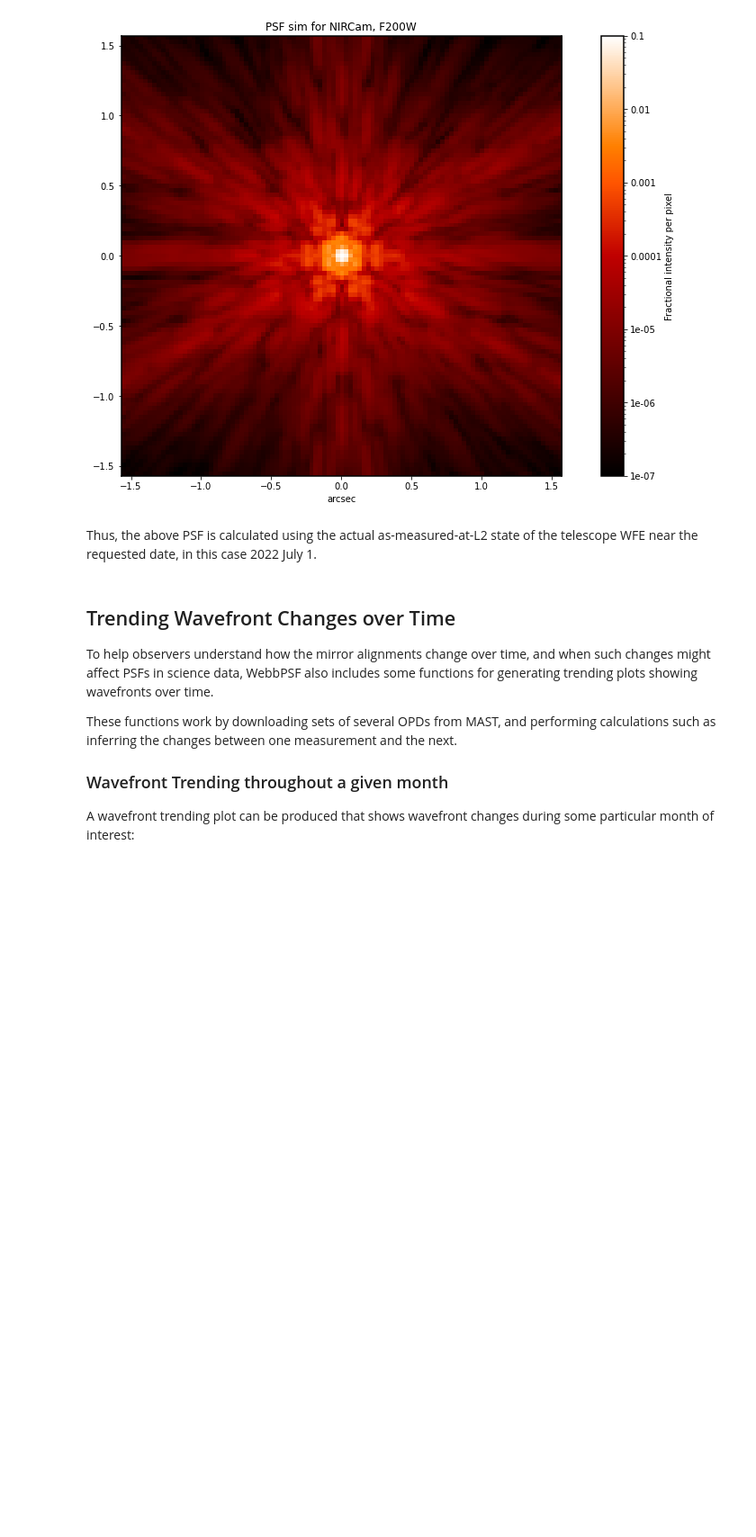
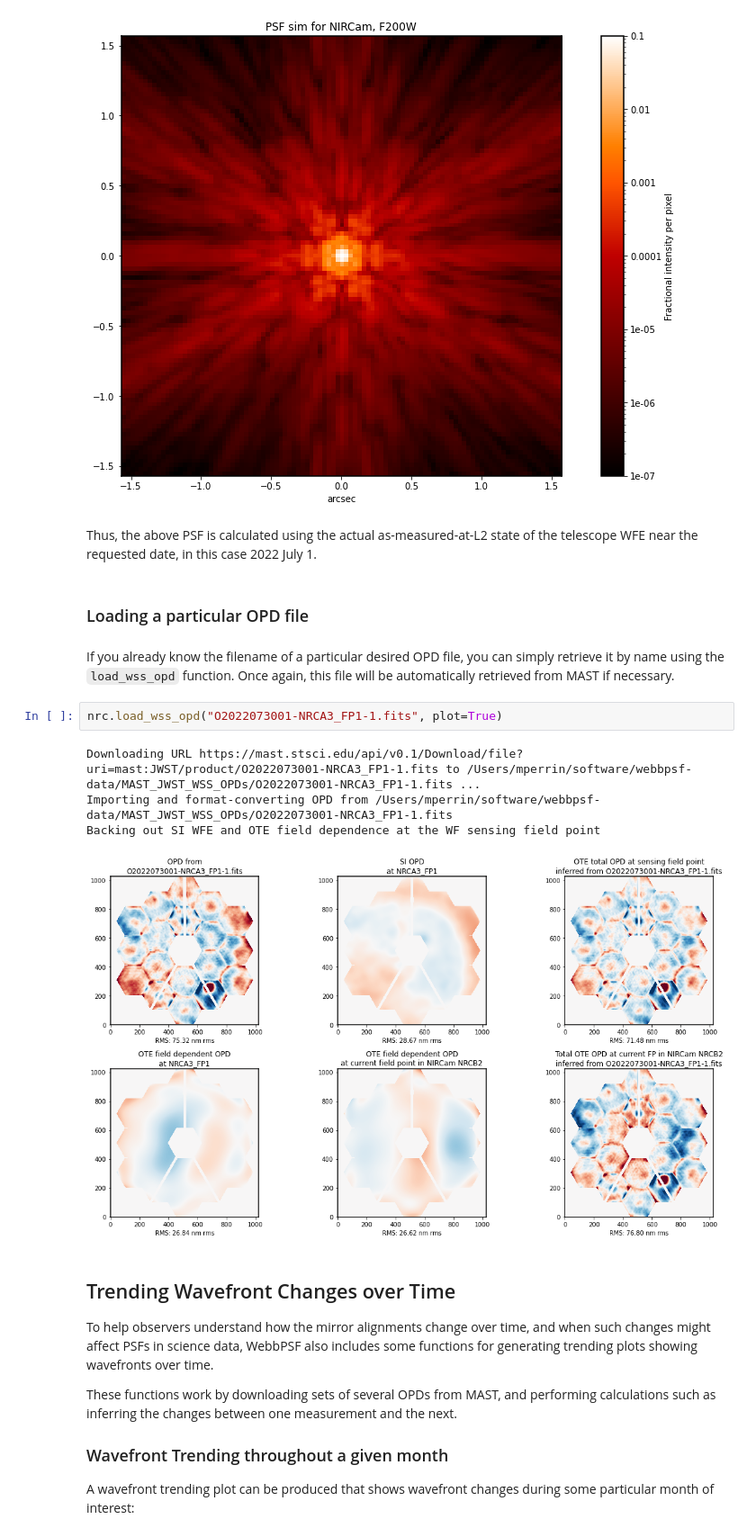
Before and after one commit to spacetelescope/webbpsf, a Jupyter notebook: docs/jwst_measured_opds.ipynb, the cells around one changed output. Shown at 90% size. Saved outputs shown, nothing was run; the diff lists cells and outputs as text; blank space fills up the shorter version.

```diff
--- a/docs/jwst_measured_opds.ipynb
+++ b/docs/jwst_measured_opds.ipynb
@@ -64,6 +66,17 @@ webbpsf.display_psf(psf, ext=1)
 [figure]
 # %% [markdown]
 Thus, the above PSF is calculated using the actual as-measured-at-L2 state of the telescope WFE near the requested date, in this case 2022 July 1.
+# %% [markdown]
+### Loading a particular OPD file
+# %% [markdown]
+If you already know the filename of a particular desired OPD file, you can simply retrieve it by name using the `load_wss_opd` function. Once again, this file will be automatically retrieved from MAST if necessary.
+# %%
+nrc.load_wss_opd("O2022073001-NRCA3_FP1-1.fits", plot=True)
+# %% [output]
+Downloading URL https://mast.stsci.edu/api/v0.1/Download/file?uri=mast:JWST/product/O2022073001-NRCA3_FP1-1.fits to /Users/mperrin/software/webbpsf-data/MAST_JWST_WSS_OPDs/O2022073001-NRCA3_FP1-1.fits ...
+Importing and format-converting OPD from /Users/mperrin/software/webbpsf-data/MAST_JWST_WSS_OPDs/O2022073001-NRCA3_FP1-1.fits
+Backing out SI WFE and OTE field dependence at the WF sensing field point
+[figure, added]
 # %% [markdown]
 ## Trending Wavefront Changes over Time
 
```
Also changed, not shown: parts of 8 cells of this notebook.
